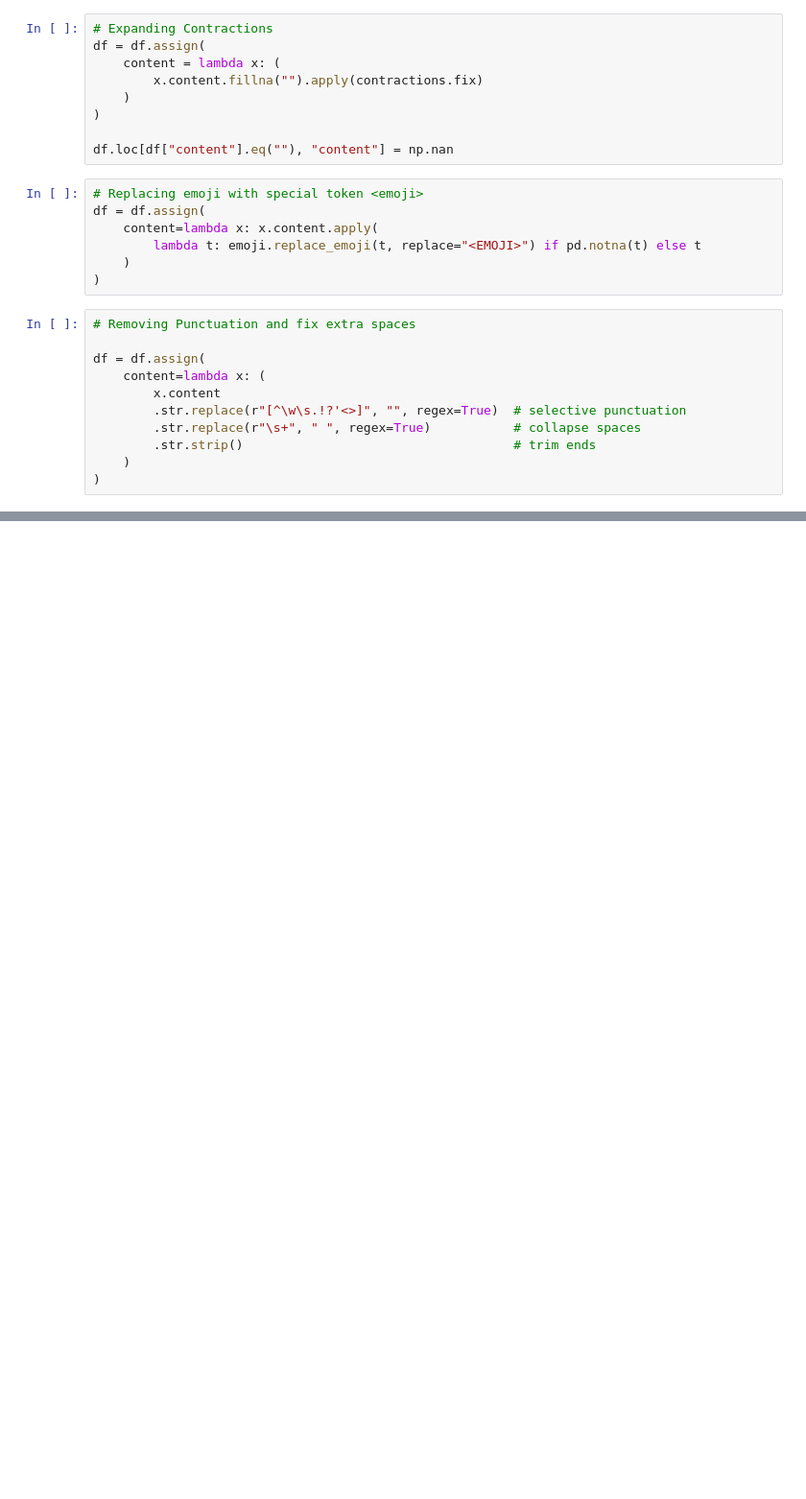
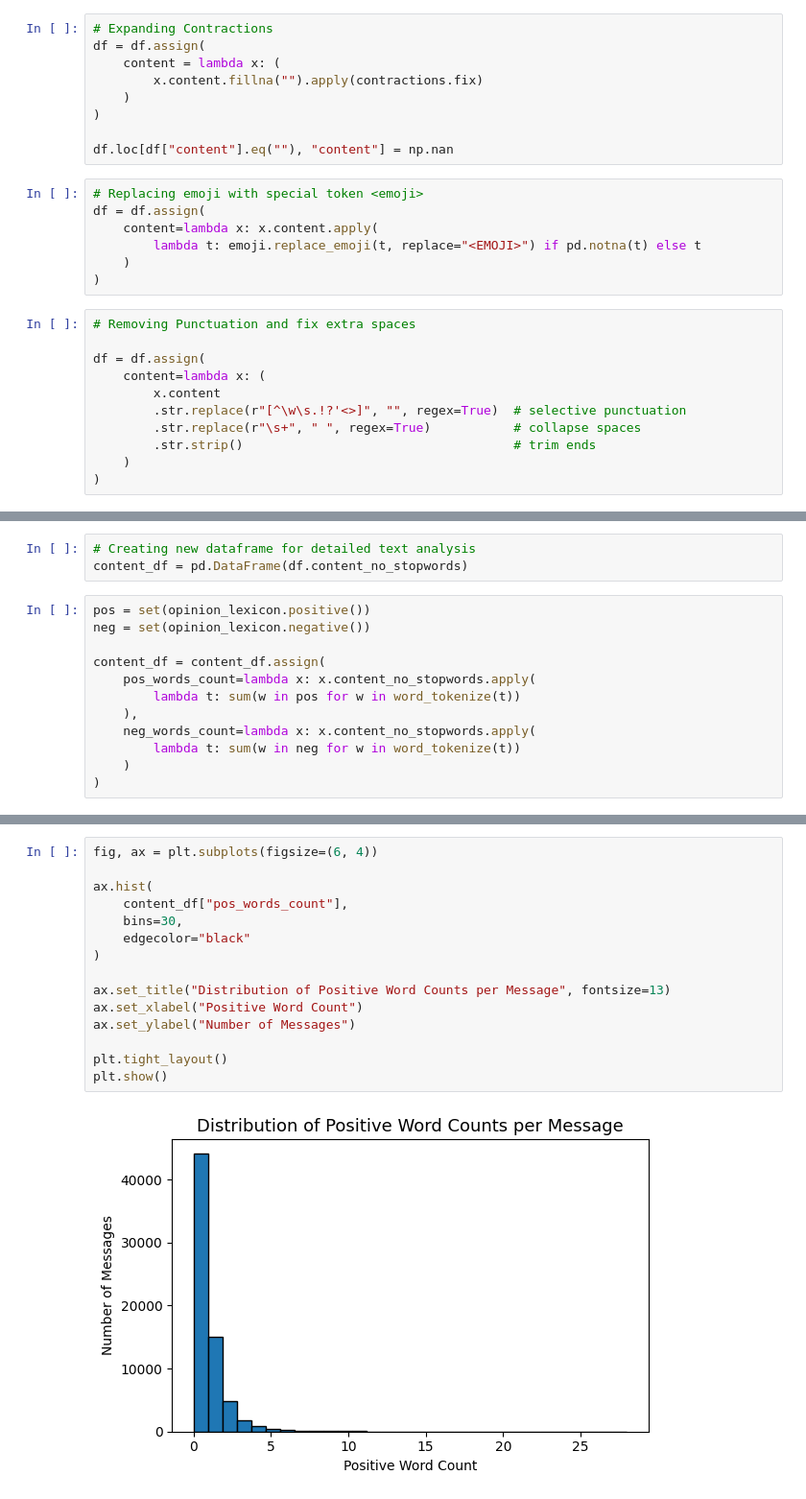
Before and after one commit to Aryan-Kaisth/Discord_Moderation_Bot, a Jupyter notebook: EDA.ipynb, the cells around one changed output, grey strips where cells are left out. Shown at 96% size. Saved outputs shown, nothing was run; the diff lists cells and outputs as text; blank space fills up the shorter version.

```diff
--- a/EDA.ipynb
+++ b/EDA.ipynb
@@ -590,0 +645,15 @@ df = df.assign(
+# %%
+# Creating new dataframe for detailed text analysis
+content_df = pd.DataFrame(df.content_no_stopwords)
+# %%
+pos = set(opinion_lexicon.positive())
+neg = set(opinion_lexicon.negative())
+
+content_df = content_df.assign(
+    pos_words_count=lambda x: x.content_no_stopwords.apply(
+        lambda t: sum(w in pos for w in word_tokenize(t))
+    ),
+    neg_words_count=lambda x: x.content_no_stopwords.apply(
+        lambda t: sum(w in neg for w in word_tokenize(t))
+    )
+)
@@ -590,0 +676,17 @@ df = df.assign(
+# %%
+fig, ax = plt.subplots(figsize=(6, 4))
+
+ax.hist(
+    content_df["pos_words_count"],
+    bins=30,
+    edgecolor="black"
+)
+
+ax.set_title("Distribution of Positive Word Counts per Message", fontsize=13)
+ax.set_xlabel("Positive Word Count")
+ax.set_ylabel("Number of Messages")
+
+plt.tight_layout()
+plt.show()
+# %% [output]
+[figure, added]
```
Also changed, not shown: parts of 18 cells of this notebook.
